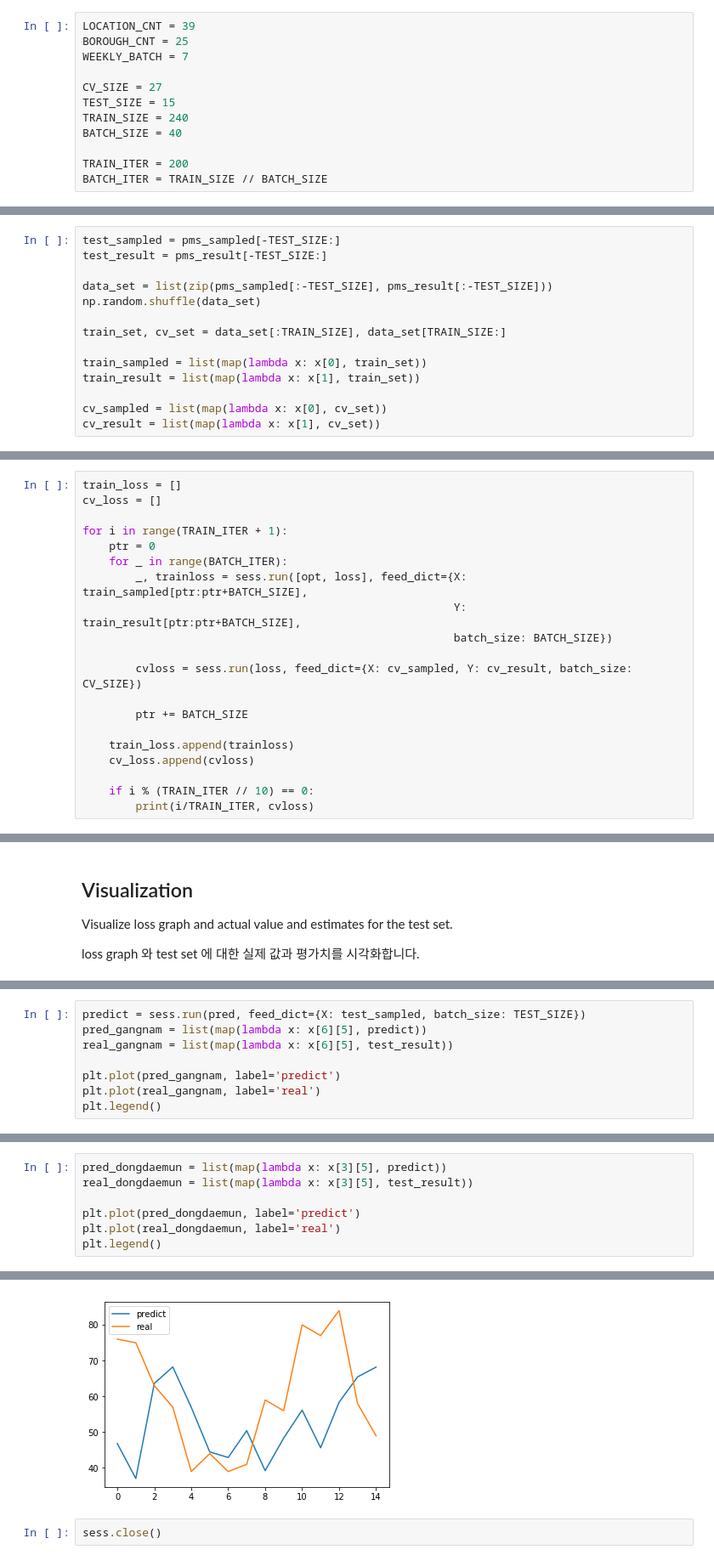
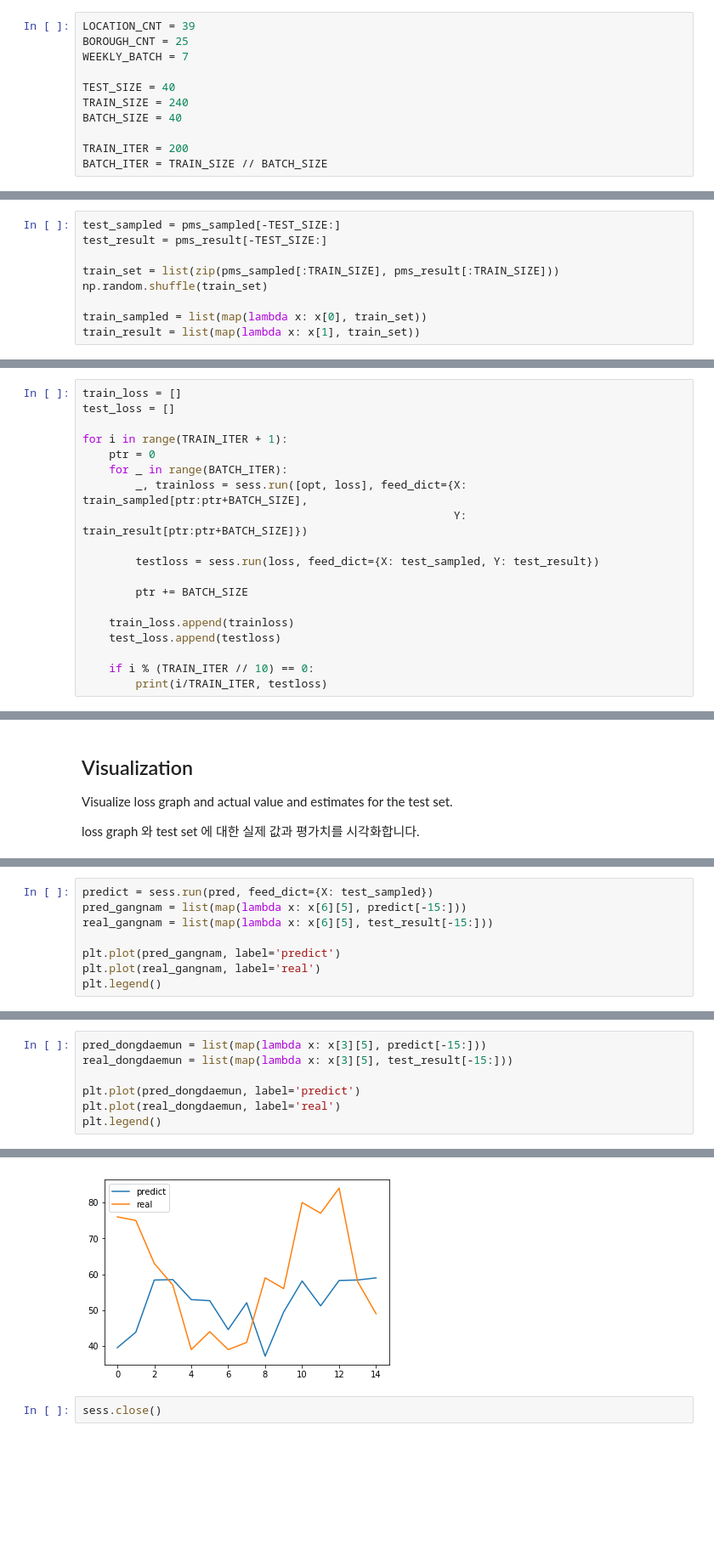
Before and after one commit to revsic/FineDustPrediction, a Jupyter notebook: Fine-Dust-Prediction.ipynb, the cells around one changed output, grey strips where cells are left out. Shown at 85% size. Drawn from its saved outputs; the diff is of its cells as text; blank space fills up the shorter version.

```diff
--- a/Fine-Dust-Prediction.ipynb
+++ b/Fine-Dust-Prediction.ipynb
@@ -13,8 +13,7 @@ LOCATION_CNT = 39
 BOROUGH_CNT = 25
 WEEKLY_BATCH = 7
 
-CV_SIZE = 27
-TEST_SIZE = 15
+TEST_SIZE = 40
 TRAIN_SIZE = 240
 BATCH_SIZE = 40
 
@@ -140,16 +139,11 @@ pms_sampled, pms_result = generate_dataset(pms_data)
 test_sampled = pms_sampled[-TEST_SIZE:]
 test_result = pms_result[-TEST_SIZE:]
 
-data_set = list(zip(pms_sampled[:-TEST_SIZE], pms_result[:-TEST_SIZE]))
-np.random.shuffle(data_set)
-
-train_set, cv_set = data_set[:TRAIN_SIZE], data_set[TRAIN_SIZE:]
+train_set = list(zip(pms_sampled[:TRAIN_SIZE], pms_result[:TRAIN_SIZE]))
+np.random.shuffle(train_set)
 
 train_sampled = list(map(lambda x: x[0], train_set))
 train_result = list(map(lambda x: x[1], train_set))
-
-cv_sampled = list(map(lambda x: x[0], cv_set))
-cv_result = list(map(lambda x: x[1], cv_set))
 # %% [markdown]
 ## Generate Model
 Generate ConvLSTM Networks to predict fine-dust. The original paper is [Convolutional LSTM](https://arxiv.org/abs/1506.04214).
@@ -241,22 +256,21 @@ sess = tf.Session()
 sess.run(tf.global_variables_initializer())
 # %%
 train_loss = []
-cv_loss = []
+test_loss = []
 
 for i in range(TRAIN_ITER + 1):
     ptr = 0
     for _ in range(BATCH_ITER):
         _, trainloss = sess.run([opt, loss], feed_dict={X: train_sampled[ptr:ptr+BATCH_SIZE],
-                                                        Y: train_result[ptr:ptr+BATCH_SIZE],
-                                                        batch_size: BATCH_SIZE})
+                                                        Y: train_result[ptr:ptr+BATCH_SIZE]})
 
-        cvloss = sess.run(loss, feed_dict={X: cv_sampled, Y: cv_result, batch_size: CV_SIZE})
+        testloss = sess.run(loss, feed_dict={X: test_sampled, Y: test_result})
 
         ptr += BATCH_SIZE
 
     train_loss.append(trainloss)
-    cv_loss.append(cvloss)
+    test_loss.append(testloss)
 
     if i % (TRAIN_ITER // 10) == 0:
-        print(i/TRAIN_ITER, cvloss)
+        print(i/TRAIN_ITER, testloss)
 # %% [output]
@@ -287,7 +301,7 @@ plt.legend()
 # %%
-predict = sess.run(pred, feed_dict={X: test_sampled, batch_size: TEST_SIZE})
-pred_gangnam = list(map(lambda x: x[6][5], predict))
-real_gangnam = list(map(lambda x: x[6][5], test_result))
+predict = sess.run(pred, feed_dict={X: test_sampled})
+pred_gangnam = list(map(lambda x: x[6][5], predict[-15:]))
+real_gangnam = list(map(lambda x: x[6][5], test_result[-15:]))
 
 plt.plot(pred_gangnam, label='predict')
 plt.plot(real_gangnam, label='real')
@@ -298,12 +312,12 @@ plt.legend()
 # %%
-pred_dongdaemun = list(map(lambda x: x[3][5], predict))
-real_dongdaemun = list(map(lambda x: x[3][5], test_result))
+pred_dongdaemun = list(map(lambda x: x[3][5], predict[-15:]))
+real_dongdaemun = list(map(lambda x: x[3][5], test_result[-15:]))
 
 plt.plot(pred_dongdaemun, label='predict')
 plt.plot(real_dongdaemun, label='real')
 plt.legend()
 # %% [output]
 <matplotlib.legend.Legend at 0x...>
-[figure, old version]
+[figure, new version]
 # %%
 sess.close()
```
Also changed, not shown: parts of 6 cells of this notebook.
